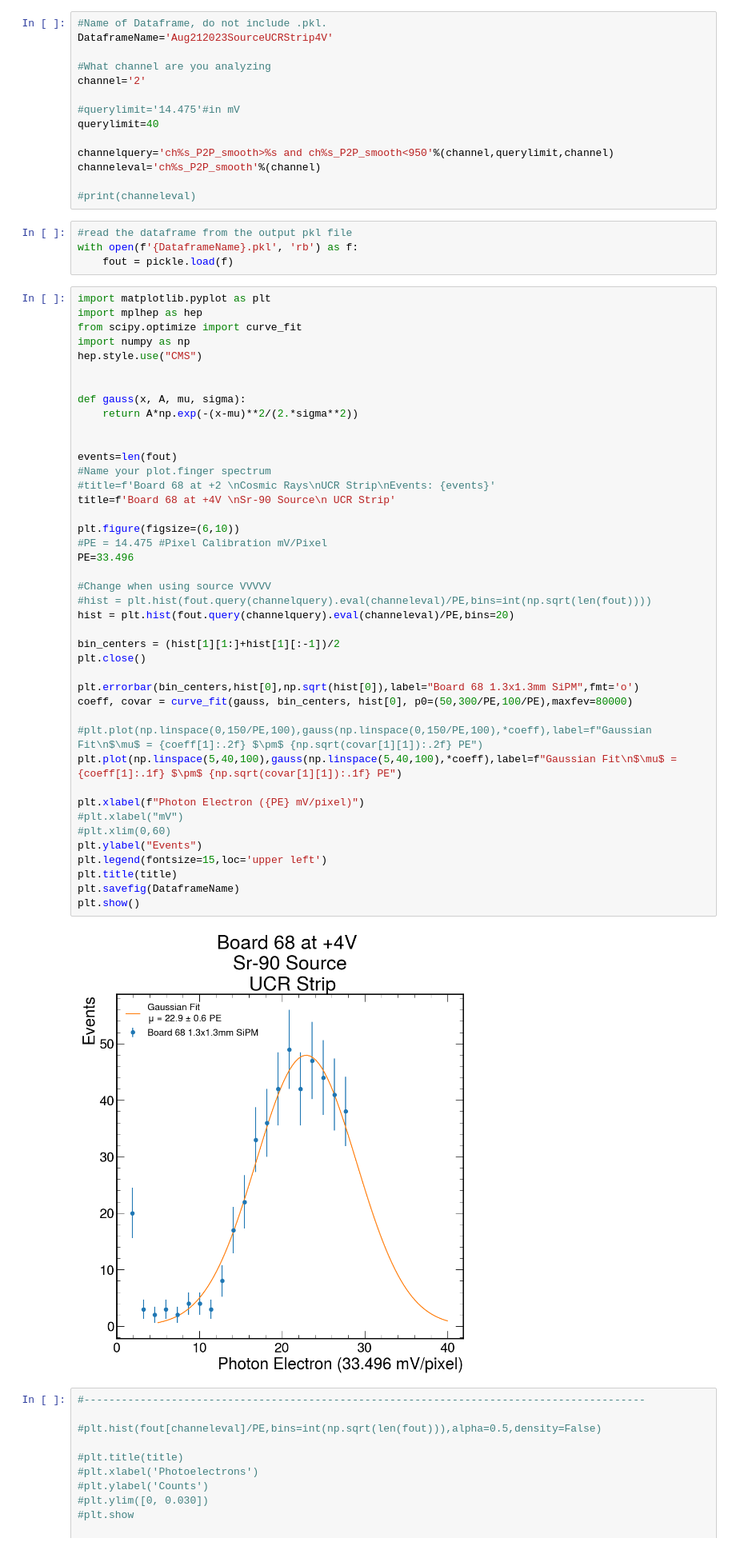
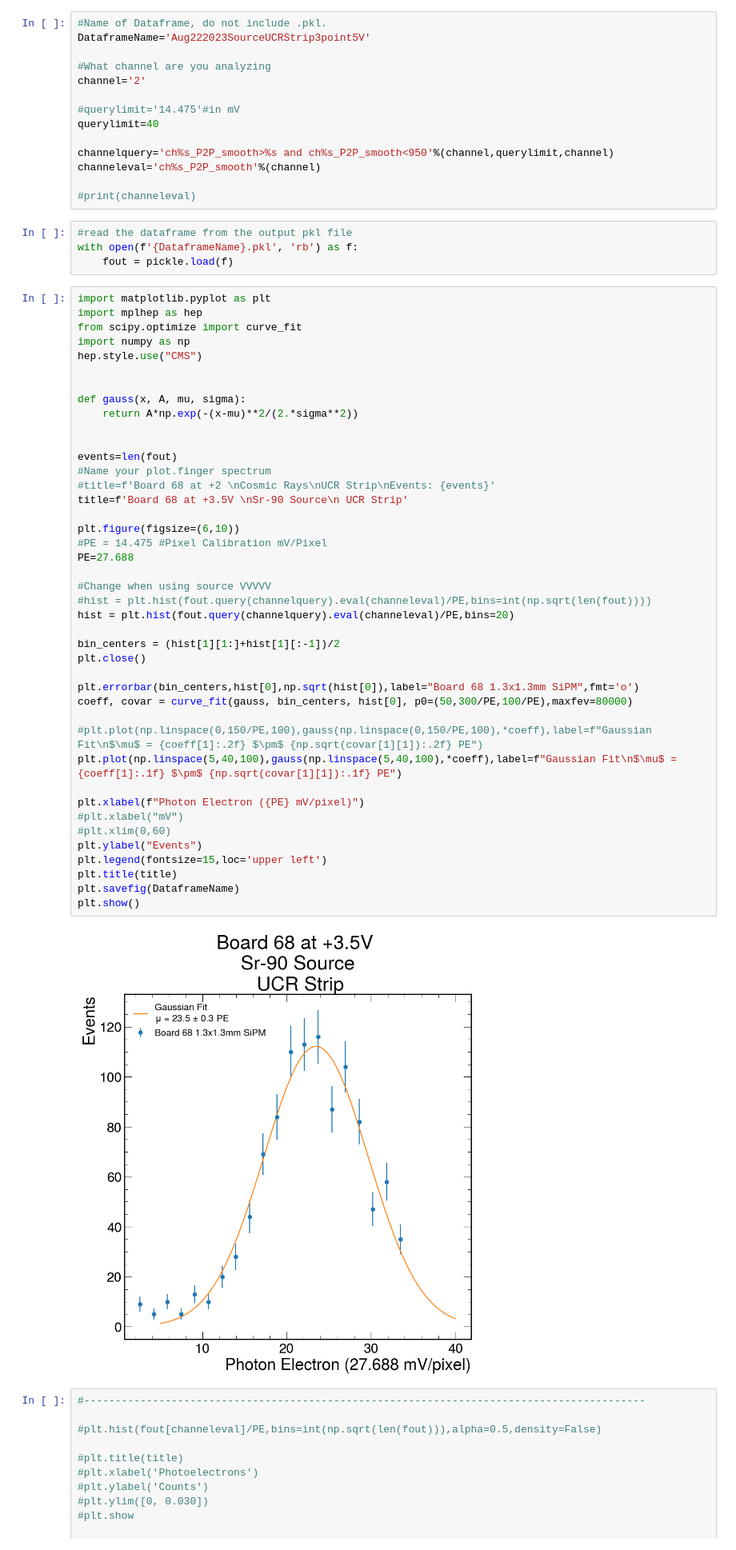
Before and after one commit to mrodr324/Scintillator-Studies, a Jupyter notebook: Light Yield Dataframe Analyzer .ipynb, the cells around one changed output. Shown: that part at 80% size. Saved outputs shown, nothing was run; the diff lists cells and outputs as text.

```diff
--- a/Light Yield Dataframe Analyzer .ipynb
+++ b/Light Yield Dataframe Analyzer .ipynb
@@ -5,7 +5,7 @@ import pandas as pd
 import pickle
 # %%
 #Name of Dataframe, do not include .pkl.
-DataframeName='Aug212023SourceUCRStrip4V'
+DataframeName='Aug222023SourceUCRStrip3point5V'
 
 #What channel are you analyzing
 channel='2'
@@ -35,36 +35,36 @@ def gauss(x, A, mu, sigma):
 
 events=len(fout)
 #Name your plot.finger spectrum
 #title=f'Board 68 at +2 \nCosmic Rays\nUCR Strip\nEvents: {events}'
-title=f'Board 68 at +4V \nSr-90 Source\n UCR Strip'
+title=f'Board 68 at +3.5V \nSr-90 Source\n UCR Strip'
 
 plt.figure(figsize=(6,10))
 #PE = 14.475 #Pixel Calibration mV/Pixel
-PE=33.496
+PE=27.688
 
 #Change when using source VVVVV
 #hist = plt.hist(fout.query(channelquery).eval(channeleval)/PE,bins=int(np.sqrt(len(fout))))
 hist = plt.hist(fout.query(channelquery).eval(channeleval)/PE,bins=20)
 
 bin_centers = (hist[1][1:]+hist[1][:-1])/2
 plt.close()
 
 plt.errorbar(bin_centers,hist[0],np.sqrt(hist[0]),label="Board 68 1.3x1.3mm SiPM",fmt='o')
 coeff, covar = curve_fit(gauss, bin_centers, hist[0], p0=(50,300/PE,100/PE),maxfev=80000)
 
 #plt.plot(np.linspace(0,150/PE,100),gauss(np.linspace(0,150/PE,100),*coeff),label=f"Gaussian Fit\n$\mu$ = {coeff[1]:.2f} $\pm$ {np.sqrt(covar[1][1]):.2f} PE")
 plt.plot(np.linspace(5,40,100),gauss(np.linspace(5,40,100),*coeff),label=f"Gaussian Fit\n$\mu$ = {coeff[1]:.1f} $\pm$ {np.sqrt(covar[1][1]):.1f} PE")
 
 plt.xlabel(f"Photon Electron ({PE} mV/pixel)")
 #plt.xlabel("mV")
 #plt.xlim(0,60)
 plt.ylabel("Events")
 plt.legend(fontsize=15,loc='upper left')
 plt.title(title)
 plt.savefig(DataframeName)
 plt.show()
 # %% [output]
-[figure, old version]
+[figure, new version]
 # %%
 #------------------------------------------------------------------------------------------
 
```
Also changed, not shown: parts of 3 cells of this notebook, 2 other files.
